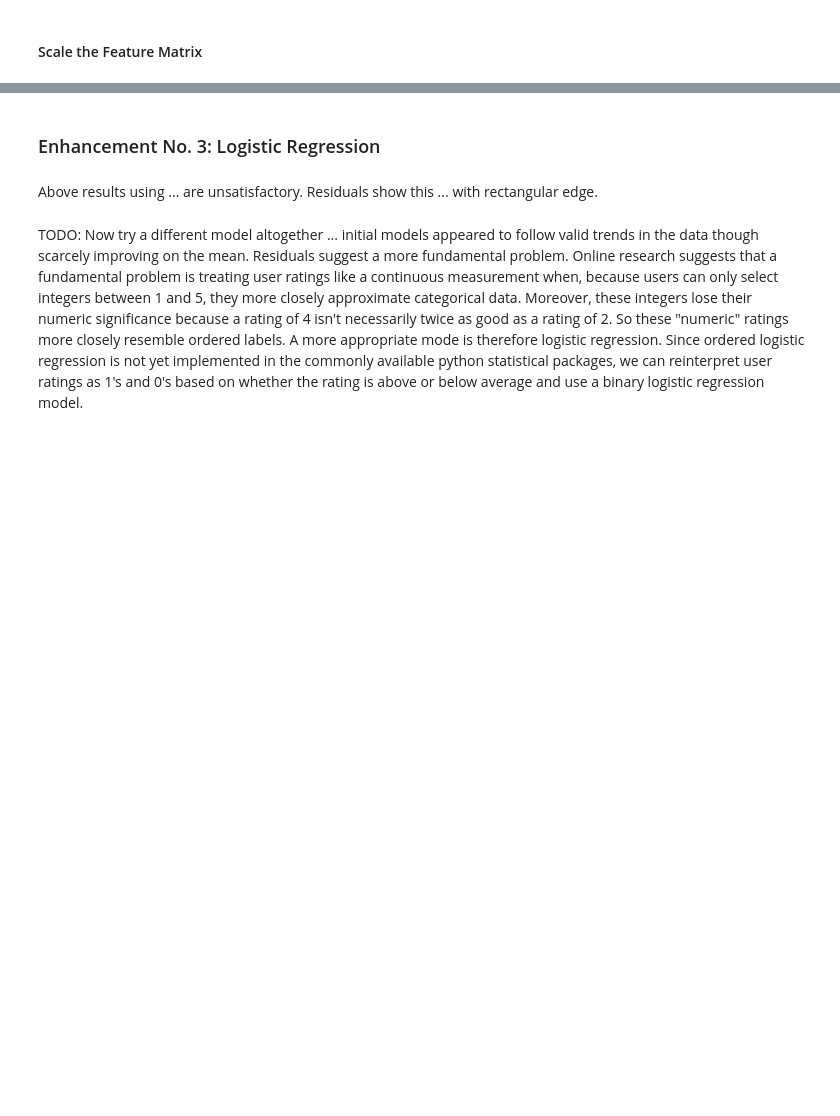
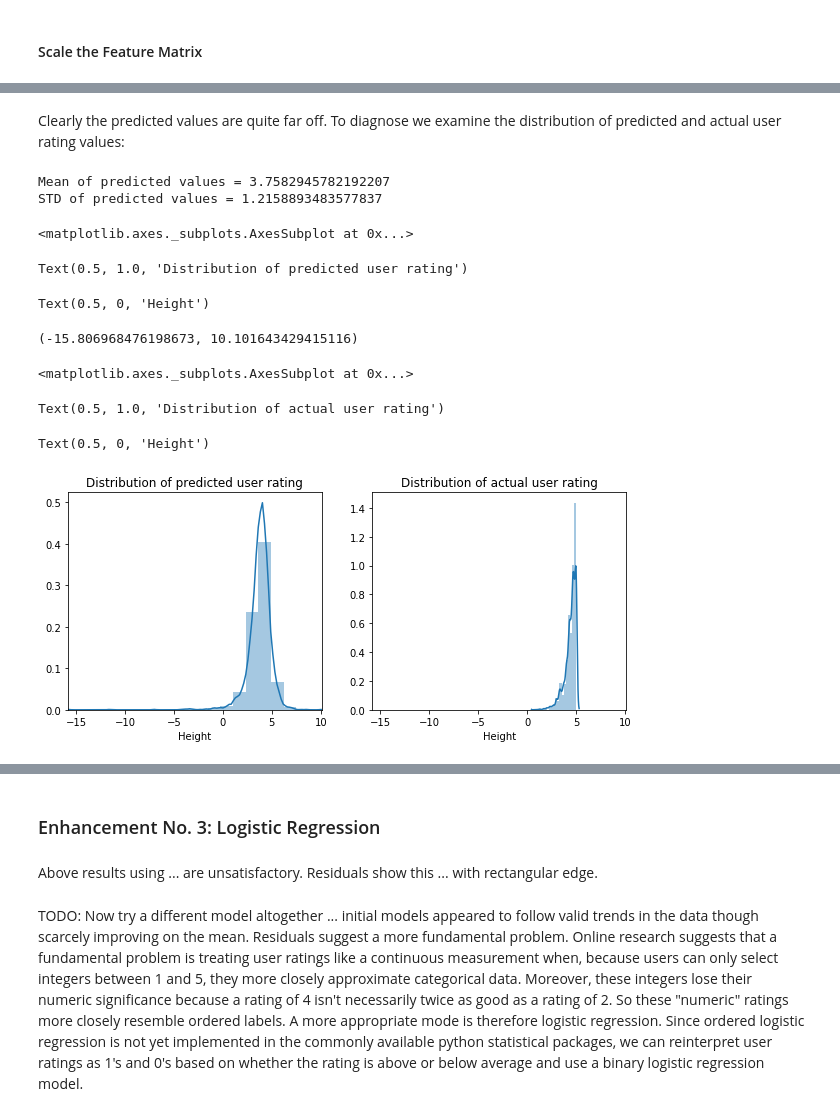
Before and after one commit to pelorenz/data-science-410, a Jupyter notebook: PeterLorenz-M03.ipynb, the cells around one changed output, grey strips where cells are left out. Cells and saved outputs as stored; diff of their text form; code cells hidden in the pictures; blank space fills up the shorter version.

```diff
--- a/PeterLorenz-M03.ipynb
+++ b/PeterLorenz-M03.ipynb
@@ -571,0 +692,3 @@ Note that the matrix has an abundance of features, including a large number of c
+# %%
+D = set_D(s, cutoff=10.0)
+np.round(D,3)
@@ -571,0 +715,4 @@ Note that the matrix has an abundance of features, including a large number of c
+# %%
+MP_inverse = np.dot(V, np.dot(D, np.transpose(U)))
+b = np.dot(MP_inverse, recipes.mean_rating)
+b
@@ -571,0 +737,14 @@ Note that the matrix has an abundance of features, including a large number of c
+# %%
+# Compute and display predicted values
+scaled_data.loc[:,'predicted'] = np.dot(scaled_data, b)
+rating_scale = np.std(recipes.mean_rating)
+rating_mean = np.mean(recipes.mean_rating)
+print('The mean actual user rating = {}   STD = {}\n'.format(rating_mean, rating_scale))
+scaled_data.loc[:,'predicted'] = np.multiply(rating_scale, scaled_data.loc[:,'predicted'])
+scaled_data.loc[:,'predicted'] = np.add(rating_mean,  scaled_data.loc[:,'predicted'])
+
+# Add label
+scaled_data.loc[:,'mean_rating'] = recipes.loc[:,'mean_rating']
+
+# Display results
+scaled_data.loc[:10,['mean_rating','predicted']]
@@ -571,0 +765,28 @@ Note that the matrix has an abundance of features, including a large number of c
+# %% [markdown]
+Clearly the predicted values are quite far off. To diagnose we examine the distribution of predicted and actual user rating values:
+# %%
+xmin = min(min(scaled_data.predicted), min(scaled_data.mean_rating))
+xmax = max(max(scaled_data.predicted), max(scaled_data.mean_rating))
+print('Mean of predicted values = {}'.format(np.mean(scaled_data.predicted)))
+print('STD of predicted values = {}\n'.format(np.std(scaled_data.predicted)))
+
+fig, ax = plt.subplots(nrows=1, ncols=2, figsize=(10, 4))
+sns.distplot(scaled_data.predicted, bins=20, ax=ax[0])
+ax[0].set_title('Distribution of predicted user rating')
+ax[0].set_xlabel('Height')
+ax[0].set_xlim(xmin,xmax)
+sns.distplot(scaled_data.mean_rating, bins=20, ax=ax[1])
+ax[1].set_title('Distribution of actual user rating')
+ax[1].set_xlabel('Height')
+_=ax[1].set_xlim(xmin,xmax)
+# %% [output]
+Mean of predicted values = 3.7582945782192207
+STD of predicted values = 1.2158893483577837
+<matplotlib.axes._subplots.AxesSubplot at 0x...>
+Text(0.5, 1.0, 'Distribution of predicted user rating')
+Text(0.5, 0, 'Height')
+(-15.806968476198673, 10.101643429415116)
+<matplotlib.axes._subplots.AxesSubplot at 0x...>
+Text(0.5, 1.0, 'Distribution of actual user rating')
+Text(0.5, 0, 'Height')
+[figure, added]
```
Also changed, not shown: parts of 27 cells of this notebook.
